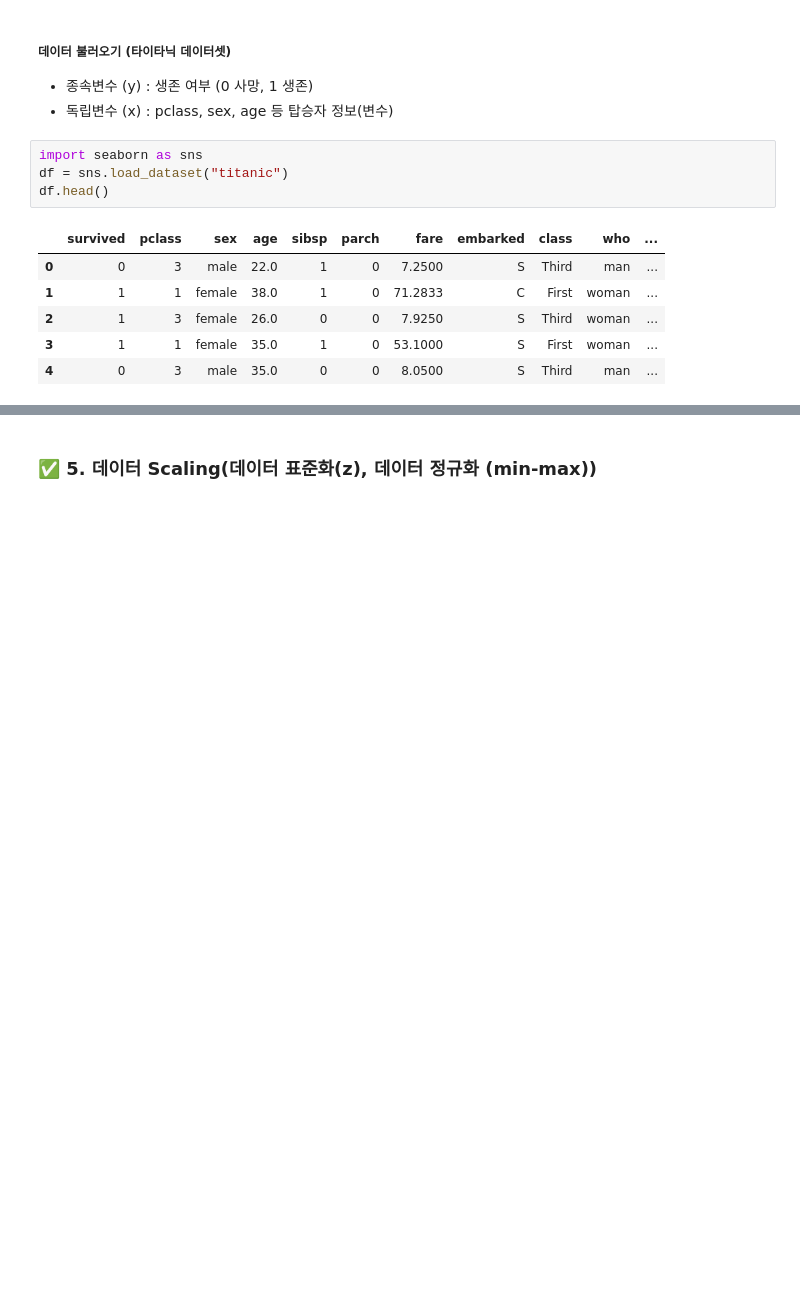
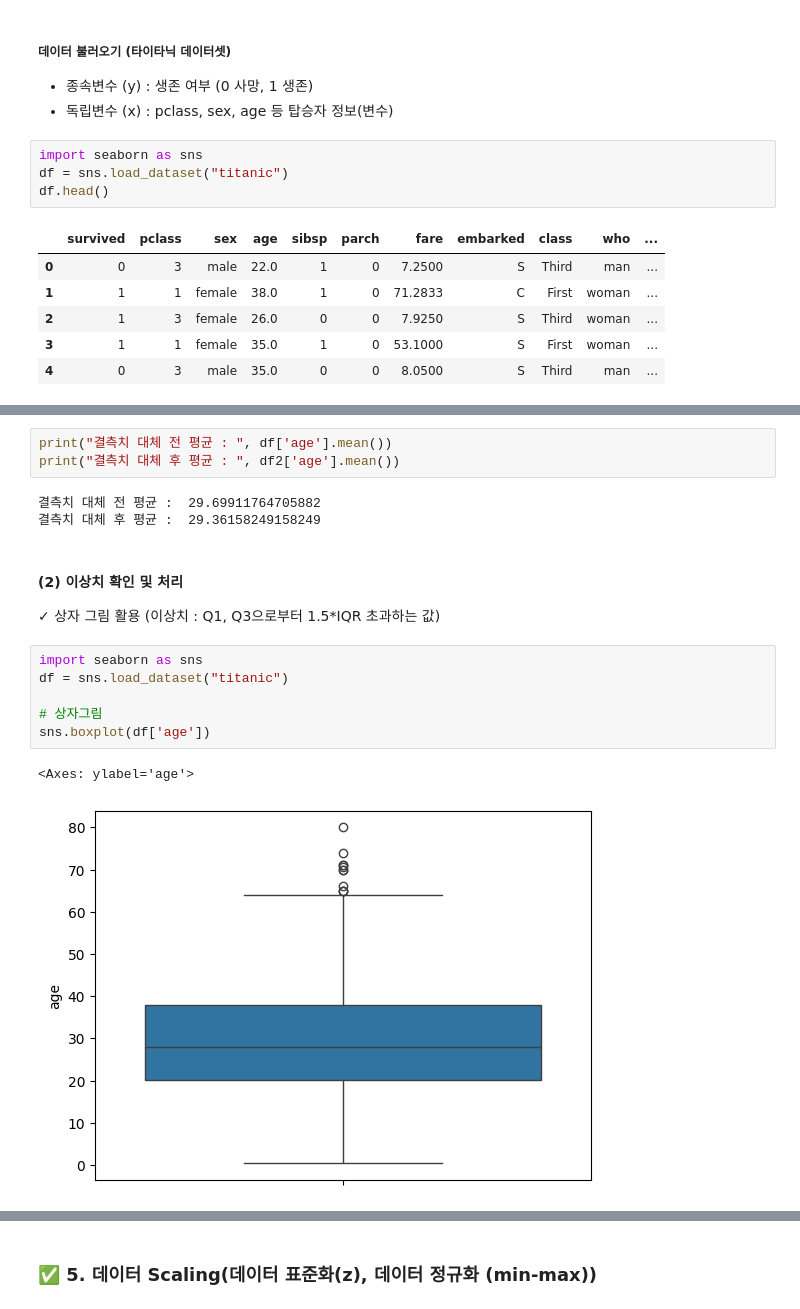
Before and after one commit to JinnieL/BigData_Certification, a Jupyter notebook: 제 1유형/1. 데이터 다루기.ipynb, the cells around one changed output, grey strips where cells are left out. Drawn from its saved outputs; the diff is of its cells as text; blank space fills up the shorter version.

```diff
--- a/제 1유형/1. 데이터 다루기.ipynb
+++ b/제 1유형/1. 데이터 다루기.ipynb
@@ -467,0 +551,18 @@ df.head()
+# %%
+print("결측치 대체 전 평균 : ", df['age'].mean())
+print("결측치 대체 후 평균 : ", df2['age'].mean())
+# %% [output]
+결측치 대체 전 평균 :  29.69911764705882
+결측치 대체 후 평균 :  29.36158249158249
+# %% [markdown]
+#### (2) 이상치 확인 및 처리
+✓ 상자 그림 활용 (이상치 : Q1, Q3으로부터 1.5*IQR 초과하는 값)
+# %%
+import seaborn as sns
+df = sns.load_dataset("titanic")
+
+# 상자그림
+sns.boxplot(df['age'])
+# %% [output]
+<Axes: ylabel='age'>
+[figure, added]
```
Also changed, not shown: parts of 46 cells of this notebook, 1 other file.
